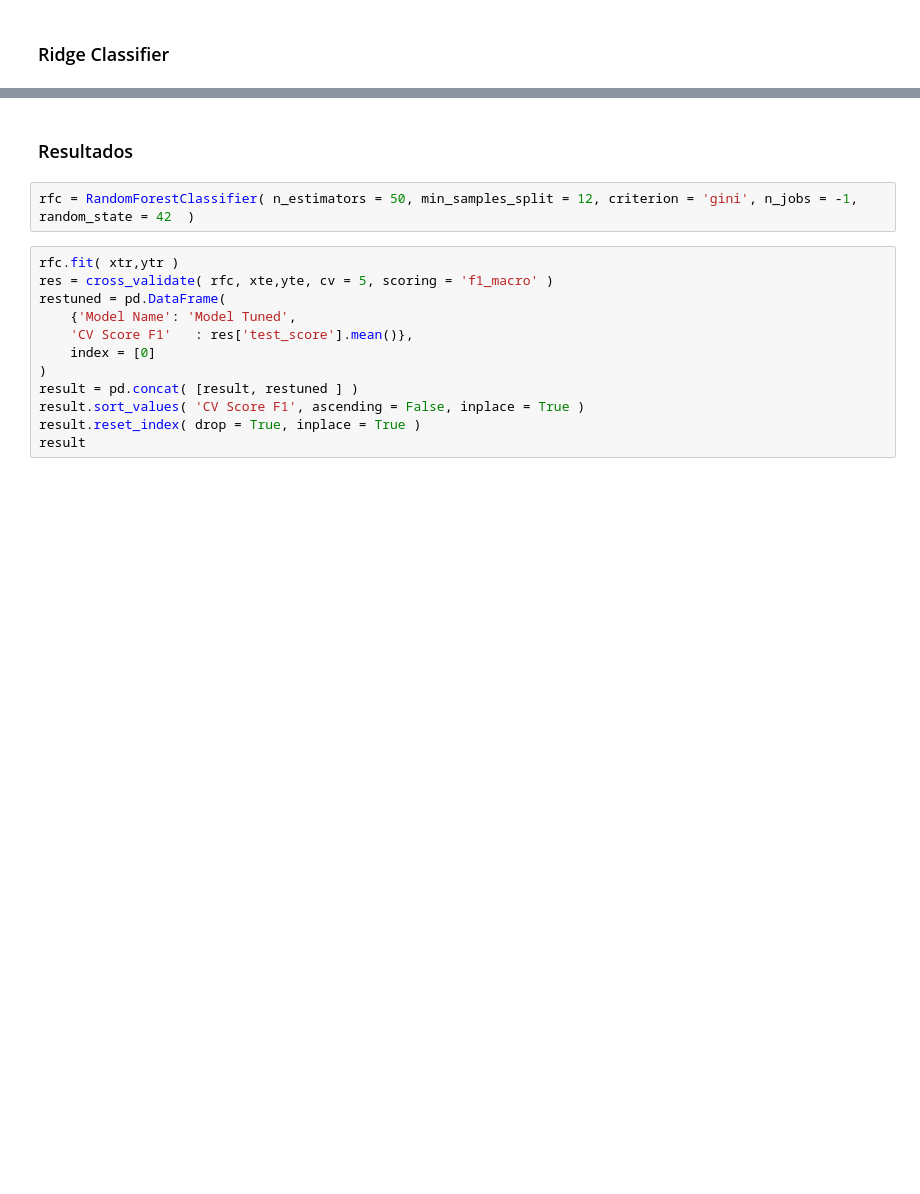
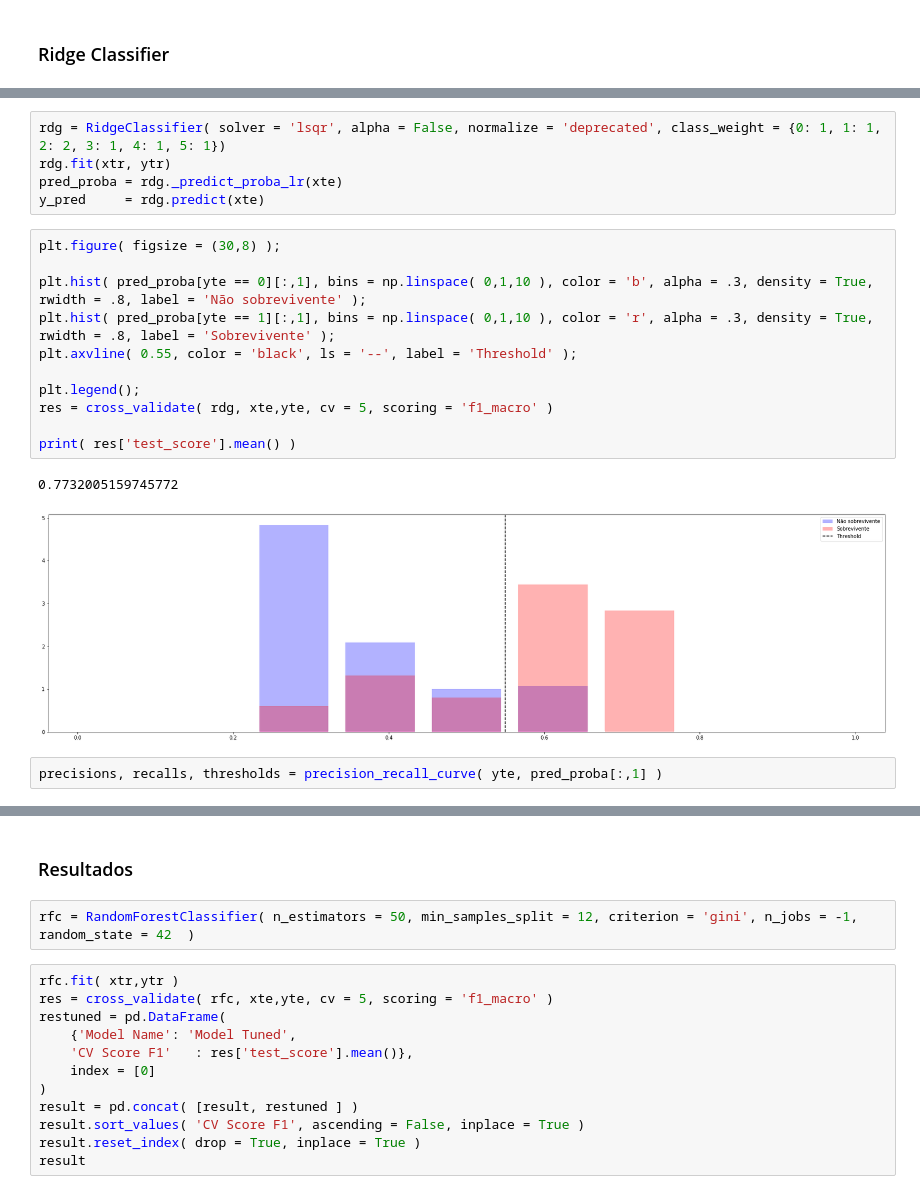
Before and after one commit to rsantosluan/Titanic-MLDisaster, a Jupyter notebook: notebooks/eda.ipynb, the cells around one changed output, grey strips where cells are left out. Cells and saved outputs as stored; diff of their text form; blank space fills up the shorter version.

```diff
--- a/notebooks/eda.ipynb
+++ b/notebooks/eda.ipynb
@@ -524,0 +548,21 @@ best_params
+# %%
+rdg = RidgeClassifier( solver = 'lsqr', alpha = False, normalize = 'deprecated', class_weight = {0: 1, 1: 1, 2: 2, 3: 1, 4: 1, 5: 1})
+rdg.fit(xtr, ytr)
+pred_proba = rdg._predict_proba_lr(xte)
+y_pred     = rdg.predict(xte)
+# %%
+plt.figure( figsize = (30,8) );
+
+plt.hist( pred_proba[yte == 0][:,1], bins = np.linspace( 0,1,10 ), color = 'b', alpha = .3, density = True, rwidth = .8, label = 'Não sobrevivente' );
+plt.hist( pred_proba[yte == 1][:,1], bins = np.linspace( 0,1,10 ), color = 'r', alpha = .3, density = True, rwidth = .8, label = 'Sobrevivente' );
+plt.axvline( 0.55, color = 'black', ls = '--', label = 'Threshold' );
+
+plt.legend();
+res = cross_validate( rdg, xte,yte, cv = 5, scoring = 'f1_macro' )
+
+print( res['test_score'].mean() )
+# %% [output]
+0.7732005159745772
+[figure, added]
+# %%
+precisions, recalls, thresholds = precision_recall_curve( yte, pred_proba[:,1] )
```
Also changed, not shown: parts of 15 cells of this notebook, 2 other files.
